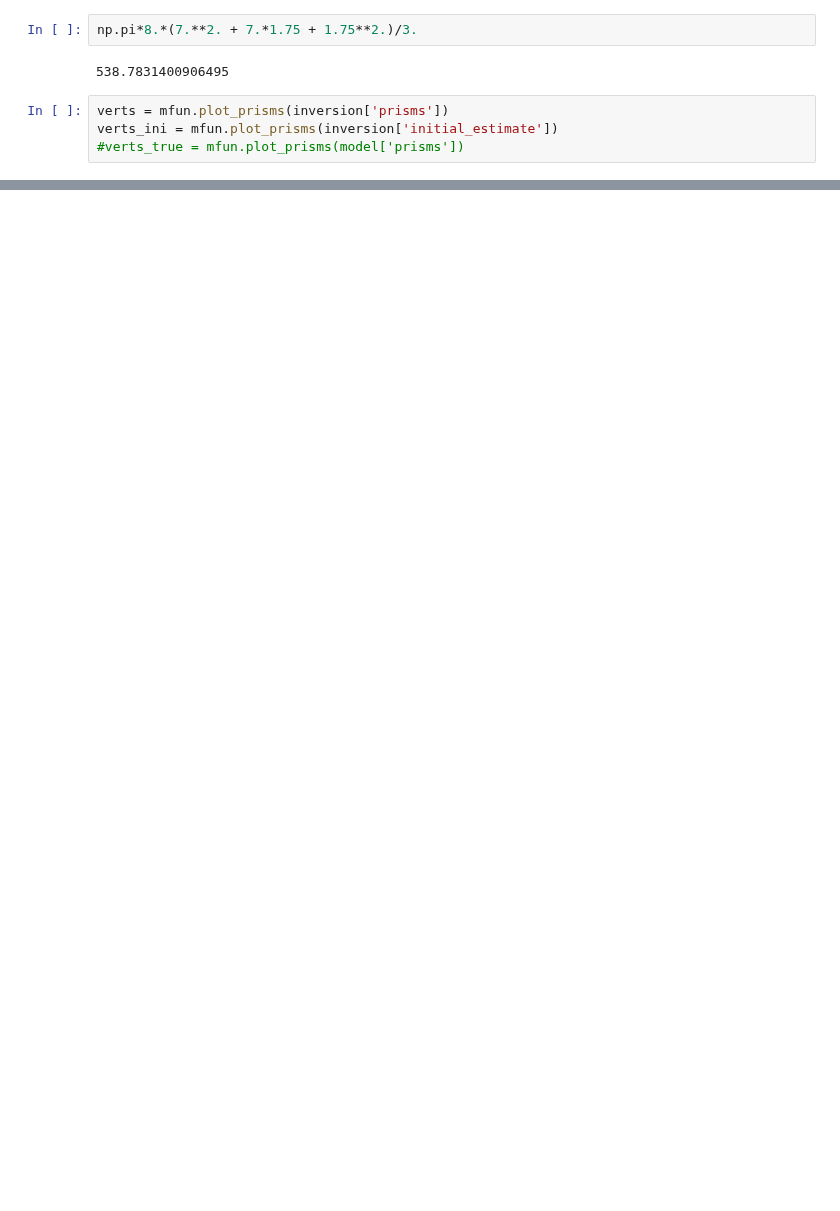
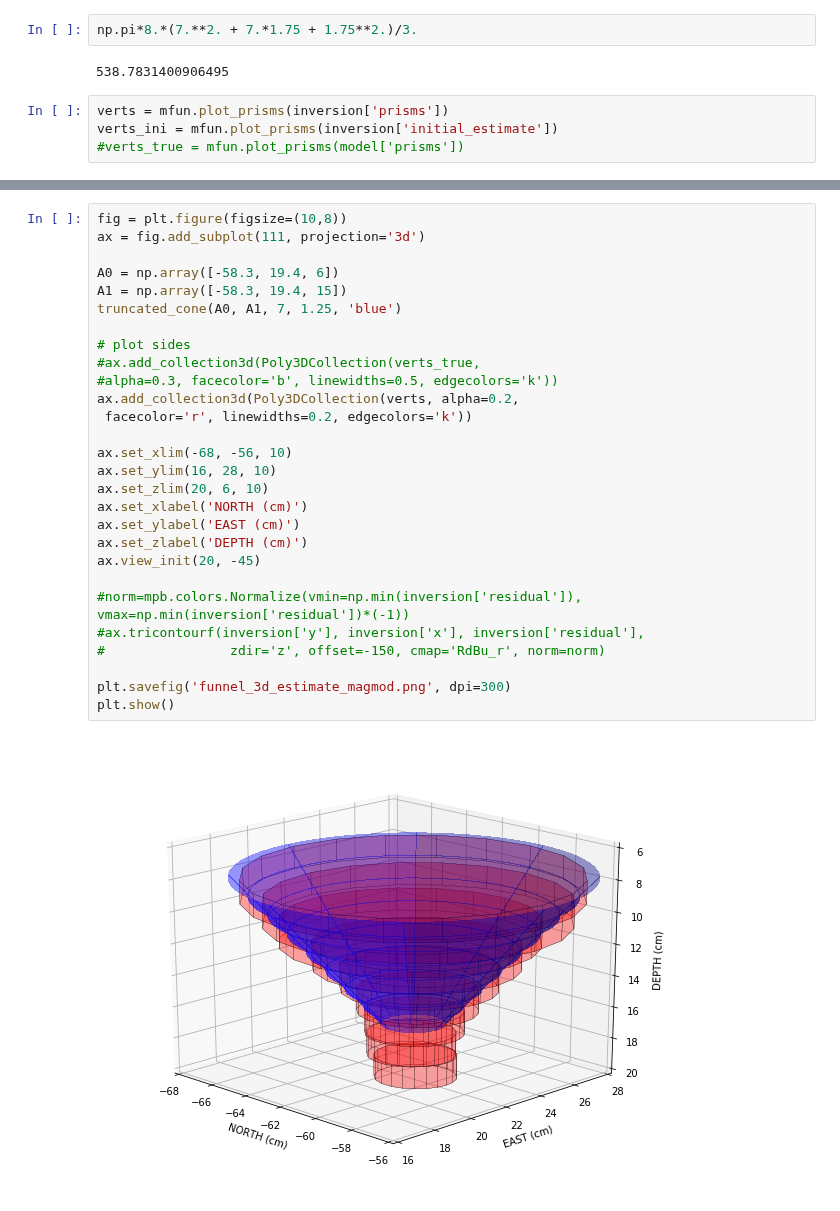
Before and after one commit to pinga-lab/magnetic-radial-inversion, a Jupyter notebook: code/funnel/tfa_inversion_airborne_lines-Copy2.ipynb, the cells around one changed output, grey strips where cells are left out. Saved outputs shown, nothing was run; the diff lists cells and outputs as text; blank space fills up the shorter version.

```diff
--- a/code/funnel/tfa_inversion_airborne_lines-Copy2.ipynb
+++ b/code/funnel/tfa_inversion_airborne_lines-Copy2.ipynb
@@ -322,3 +352,33 @@ verts_ini = mfun.plot_prisms(inversion['initial_estimate'])
+# %%
+fig = plt.figure(figsize=(10,8))
+ax = fig.add_subplot(111, projection='3d')
+
+A0 = np.array([-58.3, 19.4, 6])
+A1 = np.array([-58.3, 19.4, 15])
+truncated_cone(A0, A1, 7, 1.25, 'blue')
+
+# plot sides
+#ax.add_collection3d(Poly3DCollection(verts_true,
+#alpha=0.3, facecolor='b', linewidths=0.5, edgecolors='k'))
+ax.add_collection3d(Poly3DCollection(verts, alpha=0.2,
+ facecolor='r', linewidths=0.2, edgecolors='k'))
+
+ax.set_xlim(-68, -56, 10)
+ax.set_ylim(16, 28, 10)
+ax.set_zlim(20, 6, 10)
+ax.set_xlabel('NORTH (cm)')
+ax.set_ylabel('EAST (cm)')
+ax.set_zlabel('DEPTH (cm)')
+ax.view_init(20, -45)
+
+#norm=mpb.colors.Normalize(vmin=np.min(inversion['residual']), vmax=np.min(inversion['residual'])*(-1))
+#ax.tricontourf(inversion['y'], inversion['x'], inversion['residual'],
+#                zdir='z', offset=-150, cmap='RdBu_r', norm=norm)
+
+plt.savefig('funnel_3d_estimate_magmod.png', dpi=300)
+plt.show()
+# %% [output]
+[figure, added]
 # %%
 fig = plt.figure(figsize=(10,8))
 ax = fig.add_subplot(111, projection='3d')
```
Also changed, not shown: parts of 12 cells of this notebook, 9 other files.
